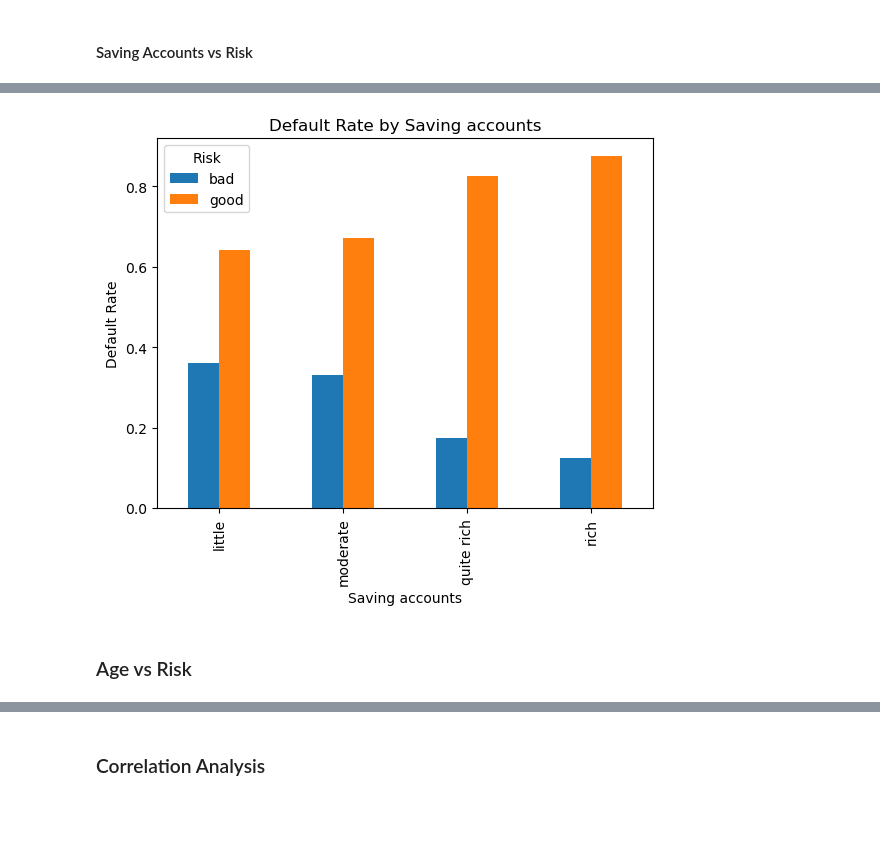
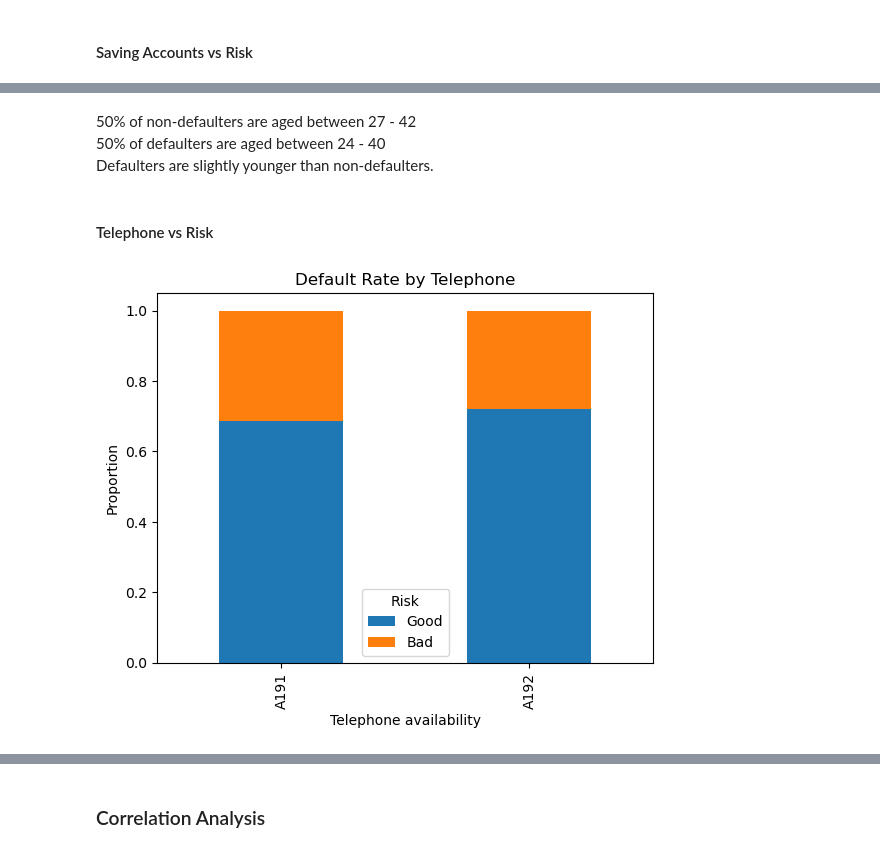
Before and after one commit to vaibhavpandeyprayag/loan-default-risk, a Jupyter notebook: notebooks/01_eda.ipynb, the cells around one changed output, grey strips where cells are left out. Cells and saved outputs as stored; diff of their text form; code cells hidden in the pictures; blank space fills up the shorter version.

```diff
--- a/notebooks/01_eda.ipynb
+++ b/notebooks/01_eda.ipynb
@@ -23,0 +10,12 @@ df.head()
+# %%
+column_names = ["checking_account_status", "duration_months", "credit_history", "purpose", "credit_amount",
+                "savings_account", "employment_since", "installment_rate", "personal_status_sex", "other_debtors",
+                "residence_since", "property", "age", "other_installment_plans", "housing",
+                "existing_credits", "job", "num_liable_people", "telephone", "foreign_worker",
+                "risk"
+]
+df = pd.read_csv("../data/raw/credit_data.data", sep=" ", header=None, names=column_names)
+df.loc[df["risk"] == 1, "risk"] = 0
+df.loc[df["risk"] == 2, "risk"] = 1
+
+df.head()
@@ -137,9 +261,16 @@ plt.show()
+# %% [markdown]
+50% of non-defaulters are aged between 27 - 42
+50% of defaulters are aged between 24 - 40
+Defaulters are slightly younger than non-defaulters.
+# %% [markdown]
+#### Telephone vs Risk
 # %%
-pd.crosstab(df['Saving accounts'], df['Risk'], normalize='index').plot(kind='bar')
-plt.title("Default Rate by Saving accounts")
-plt.ylabel("Default Rate")
+pd.crosstab(df['telephone'], df['risk'], normalize='index').plot(kind="bar", stacked=True)
+plt.title("Default Rate by Telephone")
+plt.ylabel("Proportion")
+plt.xlabel("Telephone availability")
+plt.legend(title="Risk", labels=["Good", "Bad"])
+plt.savefig("../reports/figures/default_rate_by_telephone.png")
 plt.show()
 # %% [output]
-[figure, old version]
+[figure, new version]
-# %% [markdown]
-### Age vs Risk
```
Also changed, not shown: parts of 40 cells of this notebook, 21 other files.
